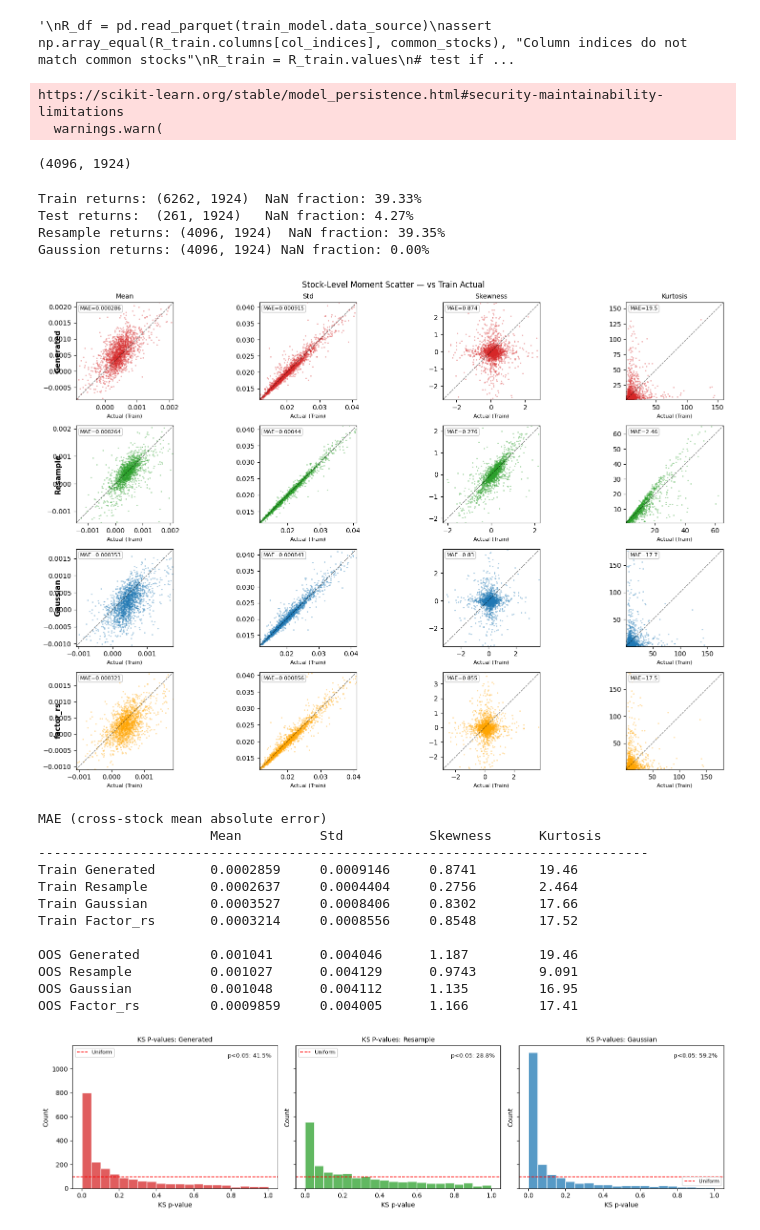
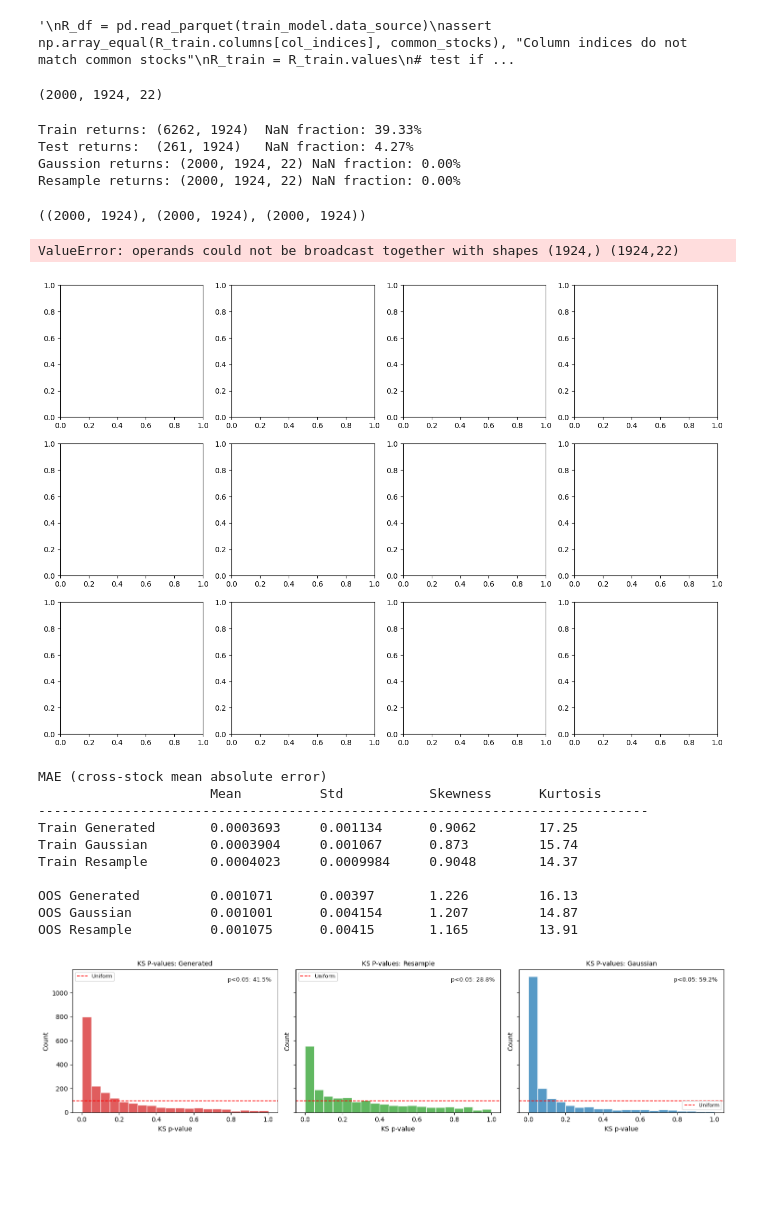
Before and after one commit to yryMax/TailEnhancedFinDiff, a Jupyter notebook: stock_evaluation.ipynb, the cells around one changed output. Drawn from its saved outputs; the diff is of its cells as text; code cells hidden in the pictures; blank space fills up the shorter version.

Commit message:
resample scenario

```diff
--- a/stock_evaluation.ipynb
+++ b/stock_evaluation.ipynb
@@ -6,7 +6,7 @@ from scipy.stats import wasserstein_distance as w1dist, pearsonr
 from factor_model import load_model
 from scenario_generator import *
 
-_exp = "stable"
+_exp = "temporal_cond"
 PREFIX = f"model/{_exp}"
 with open(f"{PREFIX}/cfg.yaml") as f:
     _cfg = yaml.safe_load(f)
@@ -14,7 +14,7 @@ with open(f"{PREFIX}/cfg.yaml") as f:
 FACTOR_NAMES = _cfg["factors"]
 NUM_GENERATE = _cfg["num_generate"]
 CKPT_PATH = f"{PREFIX}/checkpoints/{_cfg['ckpt_name']}.pt"
-
+seq_len = _cfg['seq_len']
 rng = np.random.default_rng(42)
 # %%
 train_model = load_model(f"{PREFIX}")
@@ -45,33 +48,36 @@ assert R_test.columns.equals(R_train.columns), "Columns do not match common stoc
 # %% [output]
 '\nR_df = pd.read_parquet(train_model.data_source)\nassert np.array_equal(R_train.columns[col_indices], common_stocks), "Column indices do not match common stocks"\nR_train = R_train.values\n# test if ...
 # %%
-diffusionScenario = ScenarioGenerator(train_model, DiffusionSampler(CKPT_PATH, _cfg))
-R_gen = diffusionScenario.stock_generate(NUM_GENERATE)[:, col_indices]
+diffusionScenario = ScenarioGenerator(train_model, DiffusionSampler(CKPT_PATH))
+R_gen = diffusionScenario.stock_generate_temporal(NUM_GENERATE, seq_len, fs_cache="model/temporal_cond/samples/path_cond_2000x22.npy")[:, col_indices]
 R_gen.shape
 # %% [output]
-https://scikit-learn.org/stable/model_persistence.html#security-maintainability-limitations
-  warnings.warn(
+(2000, 1924, 22)
-(4096, 1924)
 # %%
 # get the baseline sample after filtering
 row_idx = rng.choice(R_train.shape[0], size=NUM_GENERATE, replace=False)
-R_rs = R_train[row_idx, :]
 R_test = R_testdf.pivot_table(index="date", columns="csecid", values="returns").values
 gaussionScenario = ScenarioGenerator(train_model, GaussianSampler(train_model.F, diffusionScenario.sampler.scaler, guidance_scale=5))
-R_gaussian = gaussionScenario.stock_generate(NUM_GENERATE)[:, col_indices]
+R_gaussian = gaussionScenario.stock_generate_temporal(NUM_GENERATE, seq_len)[:, col_indices]
+resampleScenario = ScenarioGenerator(train_model, ResampleSampler(train_model.F, diffusionScenario.sampler.scaler))
+resample = resampleScenario.stock_generate_temporal(NUM_GENERATE, seq_len)[:, col_indices]
 
 print(f"Train returns: {R_train.shape}  NaN fraction: {np.isnan(R_train).mean():.2%}")
 print(f"Test returns:  {R_test.shape}   NaN fraction: {np.isnan(R_test).mean():.2%}")
-print(f"Resample returns: {R_rs.shape}  NaN fraction: {np.isnan(R_rs).mean():.2%}")
 print(f"Gaussion returns: {R_gaussian.shape} NaN fraction: {np.isnan(R_gaussian).mean():.2%}")
+print(f"Resample returns: {resample.shape} NaN fraction: {np.isnan(resample).mean():.2%}")
 # %% [output]
 Train returns: (6262, 1924)  NaN fraction: 39.33%
 Test returns:  (261, 1924)   NaN fraction: 4.27%
-Resample returns: (4096, 1924)  NaN fraction: 39.35%
-Gaussion returns: (4096, 1924) NaN fraction: 0.00%
+Gaussion returns: (2000, 1924, 22) NaN fraction: 0.00%
+Resample returns: (2000, 1924, 22) NaN fraction: 0.00%
-# %%
-resampleScenario = ScenarioGenerator(train_model, ResampleSampler(train_model.F, diffusionScenario.sampler.scaler))
-resample = resampleScenario.stock_generate(NUM_GENERATE)[:, col_indices]
+# %%
+acc_diffusion = _aggregate(R_gen)
+acc_gaussion = _aggregate(R_gaussian)
+acc_resample = _aggregate(resample)
+acc_diffusion.shape, acc_gaussion.shape, acc_resample.shape
+# %% [output]
+((2000, 1924), (2000, 1924), (2000, 1924))
 # %%
 ## Stock-Level Moment Scatter Plots
 MOMENTS = {
@@ -84,55 +90,54 @@ MOMENTS = {
 m_actual_tr  = {k: fn(R_train) for k, fn in MOMENTS.items()}
 m_actual_oos = {k: fn(R_test)  for k, fn in MOMENTS.items()}
 m_gen        = {k: fn(R_gen)       for k, fn in MOMENTS.items()}
-m_rs         = {k: fn(R_rs)        for k, fn in MOMENTS.items()}
 m_gs         = {k: fn(R_gaussian)  for k, fn in MOMENTS.items()}
 m_factor_rs = {k: fn(resample)       for k, fn in MOMENTS.items()}
 
 MODELS = [
     ("Generated", m_gen, "#d62728"),
-    ("Resample",  m_rs,  "#2ca02c"),
     ("Gaussian",  m_gs,  "#1f78b4"),
-    ("factor_rs",  m_factor_rs,  "orange"),
+    ("Resample",  m_factor_rs,  "orange"),
 ]
 
 def _moment_scatter(actual_label, m_actual, fig_title):
-    fig, axes = plt.subplots(4, 4, figsize=(16, 11))
+    fig, axes = plt.subplots(3, 4, figsize=(16, 11))
     for row, (model_label, m_pred, color) in enumerate(MODELS):
         for col, (mname, _) in enumerate(MOMENTS.items()):
             ax = axes[row, col]
             x = m_actual[mname]
             y = m_pred[mname]
             mask = np.isfinite(x) & np.isfinite(y)
 
             lo = np.percentile(np.concatenate([x[mask], y[mask]]), 1)
             hi = np.percentile(np.concatenate([x[mask], y[mask]]), 99)
 
             ax.scatter(x[mask], y[mask], s=5, alpha=0.35, linewidths=0, color=color)
             ax.plot([lo, hi], [lo, hi], "k--", lw=0.9, alpha=0.55)
 
             mae = np.mean(np.abs(x[mask] - y[mask]))
             ax.text(0.04, 0.96, f"MAE={mae:.3g}",
                     transform=ax.transAxes, fontsize=8, va="top", ha="left",
                     bbox=dict(boxstyle="round,pad=0.25", facecolor="white",
                               edgecolor="0.75", alpha=0.85))
 
             ax.set_xlim(lo, hi)
             ax.set_ylim(lo, hi)
             ax.set_aspect("equal")
             ax.set_xlabel(f"Actual ({actual_label})", fontsize=8)
             if row == 0:
                 ax.set_title(mname, fontsize=10)
 
         axes[row, 0].annotate(model_label, xy=(-0.22, 0.5), xycoords="axes fraction",
                               fontsize=11, rotation=90, va="center", fontweight="bold")
     fig.suptitle(fig_title, fontsize=12)
     fig.tight_layout()
     plt.show()
 
-_moment_scatter("Train", m_actual_tr,  "Stock-Level Moment Scatter — vs Train Actual")
-#_moment_scatter("OOS",   m_actual_oos, "Stock-Level Moment Scatter — vs OOS Actual")
+# _moment_scatter("Train", m_actual_tr,  "Stock-Level Moment Scatter — vs Train Actual")
+_moment_scatter("OOS",   m_actual_oos, "Stock-Level Moment Scatter — vs OOS Actual")
 # %% [output]
+ValueError: operands could not be broadcast together with shapes (1924,) (1924,22)
-[figure, old version]
+[figure, new version]
 # %%
 col_w = 14
 header = f"{'':22}" + "".join(f"{m:<{col_w}}" for m in MOMENTS)
@@ -140,7 +145,7 @@ print("MAE (cross-stock mean absolute error)")
 print(header)
 print("-" * len(header))
 for actual_label, m_actual in [("Train", m_actual_tr), ("OOS", m_actual_oos)]:
-    for model_label, m_pred in [("Generated", m_gen), ("Resample", m_rs), ("Gaussian", m_gs), ("Factor_rs", m_factor_rs)]:
+    for model_label, m_pred in [("Generated", m_gen), ("Gaussian", m_gs), ("Resample", m_factor_rs)]:
         label = f"{actual_label} {model_label}"
         row = f"{label:<22}"
         for mname in MOMENTS:
@@ -154,15 +159,13 @@ for actual_label, m_actual in [("Train", m_actual_tr), ("OOS", m_actual_oos)]:
 MAE (cross-stock mean absolute error)
                       Mean          Std           Skewness      Kurtosis
 ------------------------------------------------------------------------------
-Train Generated       0.0002859     0.0009146     0.8741        19.46
-Train Resample        0.0002637     0.0004404     0.2756        2.464
-Train Gaussian        0.0003527     0.0008406     0.8302        17.66
-Train Factor_rs       0.0003214     0.0008556     0.8548        17.52
+Train Generated       0.0003693     0.001134      0.9062        17.25
+Train Gaussian        0.0003904     0.001067      0.873         15.74
+Train Resample        0.0004023     0.0009984     0.9048        14.37
 
-OOS Generated         0.001041      0.004046      1.187         19.46
-OOS Resample          0.001027      0.004129      0.9743        9.091
-OOS Gaussian          0.001048      0.004112      1.135         16.95
-OOS Factor_rs         0.0009859     0.004005      1.166         17.41
+OOS Generated         0.001071      0.00397       1.226         16.13
+OOS Gaussian          0.001001      0.004154      1.207         14.87
+OOS Resample          0.001075      0.00415       1.165         13.91
 # %%
 ## 3.2 Distribution of KS Test P-values (all models vs OOS)
 pvals_gen_oos, pvals_rs_oos, pvals_gs_oos = [], [], []
```
Also changed, not shown: parts of 6 cells of this notebook, 3 other files.
